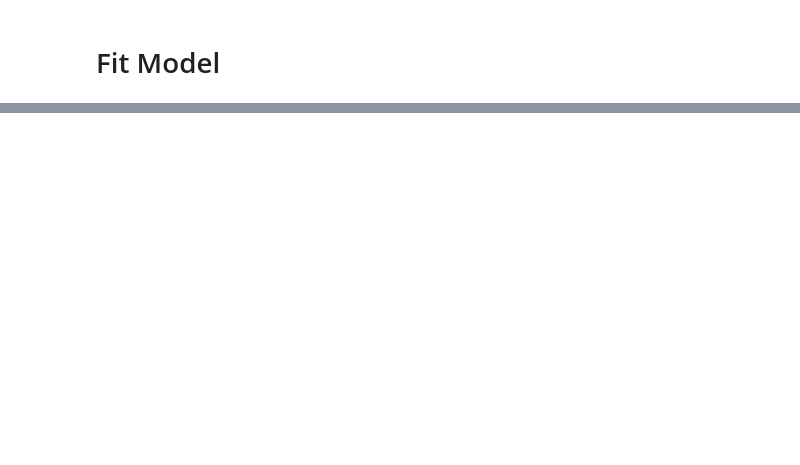
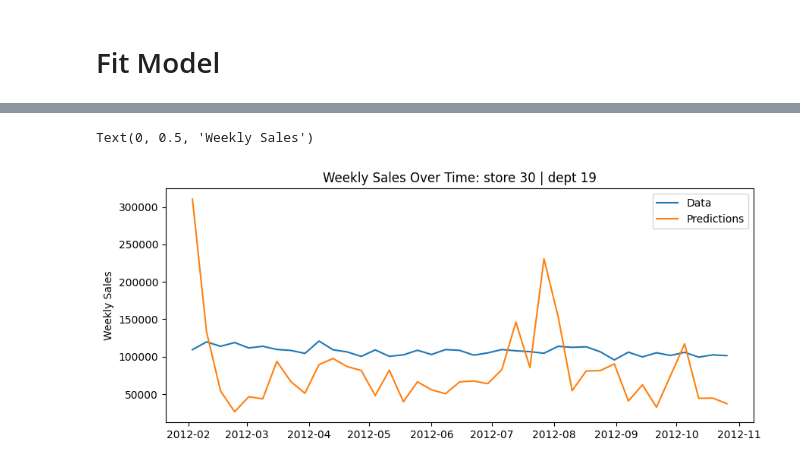
Before and after one commit to Cimbir/Store-Sales-Forecasting, a Jupyter notebook: model_sarima.ipynb, the cells around one changed output, grey strips where cells are left out. Cells and saved outputs as stored; diff of their text form; code cells hidden in the pictures; blank space fills up the shorter version.

Commit message:
added more training methods

```diff
--- a/model_sarima.ipynb
+++ b/model_sarima.ipynb
@@ -227,0 +344,8 @@ plt.show()
+# %%
+sd_train_df['Type'] = sd_train_df['Type'].astype('category').cat.codes
+sd_val_df['Type'] = sd_val_df['Type'].astype('category').cat.codes
+
+sd_train_df['IsHoliday_x'] = sd_train_df['IsHoliday_x'].astype(int)
+sd_val_df['IsHoliday_x'] = sd_val_df['IsHoliday_x'].astype(int)
+
+display(sd_val_df.dtypes)
@@ -235,10 +389,21 @@ df_val = df[df['Date'] >= train_end_date]
 # %%
 # Seasonal lag is about 51-52
 
-my_order = (0,1,0)
-my_seasonal_order = (1, 0, 1, 2)
+my_order = (1,1,1)
+my_seasonal_order = (1, 1, 1, 51)
 
-model = SARIMAX(df_train['Weekly_Sales'], order=my_order, seasonal_order=my_seasonal_order)
+# Ensure IsHoliday_x is numerical (boolean is fine for statsmodels) and select exogenous variables
+exog_vars_list = ['IsHoliday_x', 'Temperature',	'Fuel_Price',
+                  'MarkDown1', 'MarkDown2',	'MarkDown3', 'MarkDown4',	'MarkDown5',
+                  'CPI',	'Unemployment',	'Type',	'Size']
+exog_vars_train = sd_train_df[exog_vars_list]
+
+model = SARIMAX(
+    sd_train_df['Weekly_Sales'],
+    exog=exog_vars_train,
+    order=my_order,
+    seasonal_order=my_seasonal_order
+)
 # %%
 start = time()
 model_fit = model.fit(method='lbfgs', maxiter=100)
@@ -269,7 +434,9 @@ Warnings:
 # %%
-predictions = model_fit.forecast(len(df_val))
-predictions = pd.Series(predictions, index=df_val.index)
-residuals = df_val - predictions
+exog_vars_val = sd_val_df[exog_vars_list]
+predictions = model_fit.forecast(len(sd_val_df), exog=exog_vars_val)
+predictions = pd.Series(predictions, index=sd_val_df.index)
+residuals = sd_val_df['Weekly_Sales'].values - predictions.values
+residuals = pd.Series(residuals, index=sd_val_df.index)
 # %%
 plt.figure(figsize=(10,4))
 plt.plot(residuals)
@@ -278,0 +449,13 @@ plt.ylabel('Error', fontsize=16)
+# %%
+plt.figure(figsize=(10,4))
+
+plt.plot(sd_val_df['Weekly_Sales'])
+plt.plot(predictions)
+
+plt.legend(('Data', 'Predictions'))
+
+plt.title(f'Weekly Sales Over Time: store {store_id} | dept {dept_id}')
+plt.ylabel('Weekly Sales')
+# %% [output]
+Text(0, 0.5, 'Weekly Sales')
+[figure, added]
```
Also changed, not shown: parts of 17 cells of this notebook.
